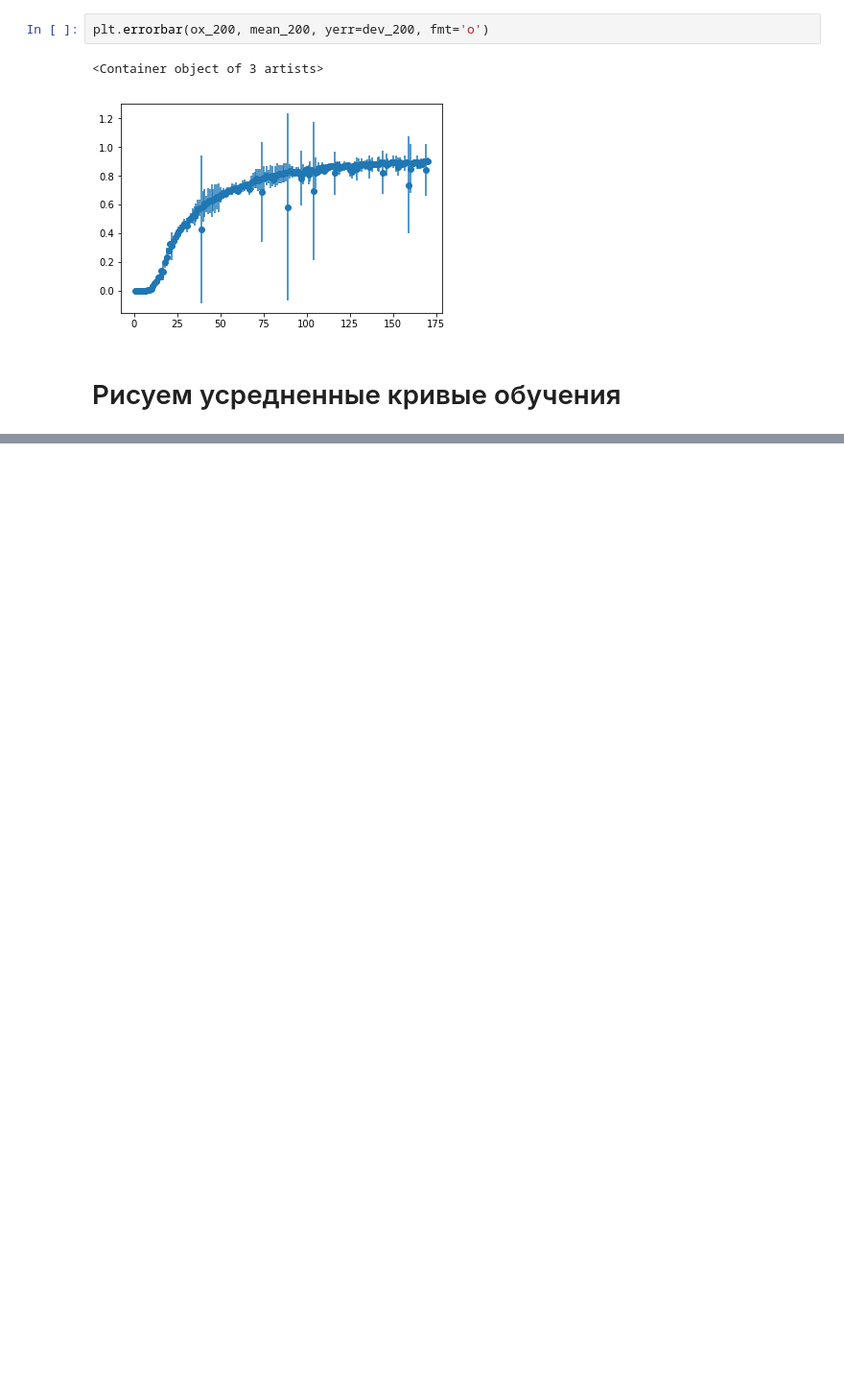
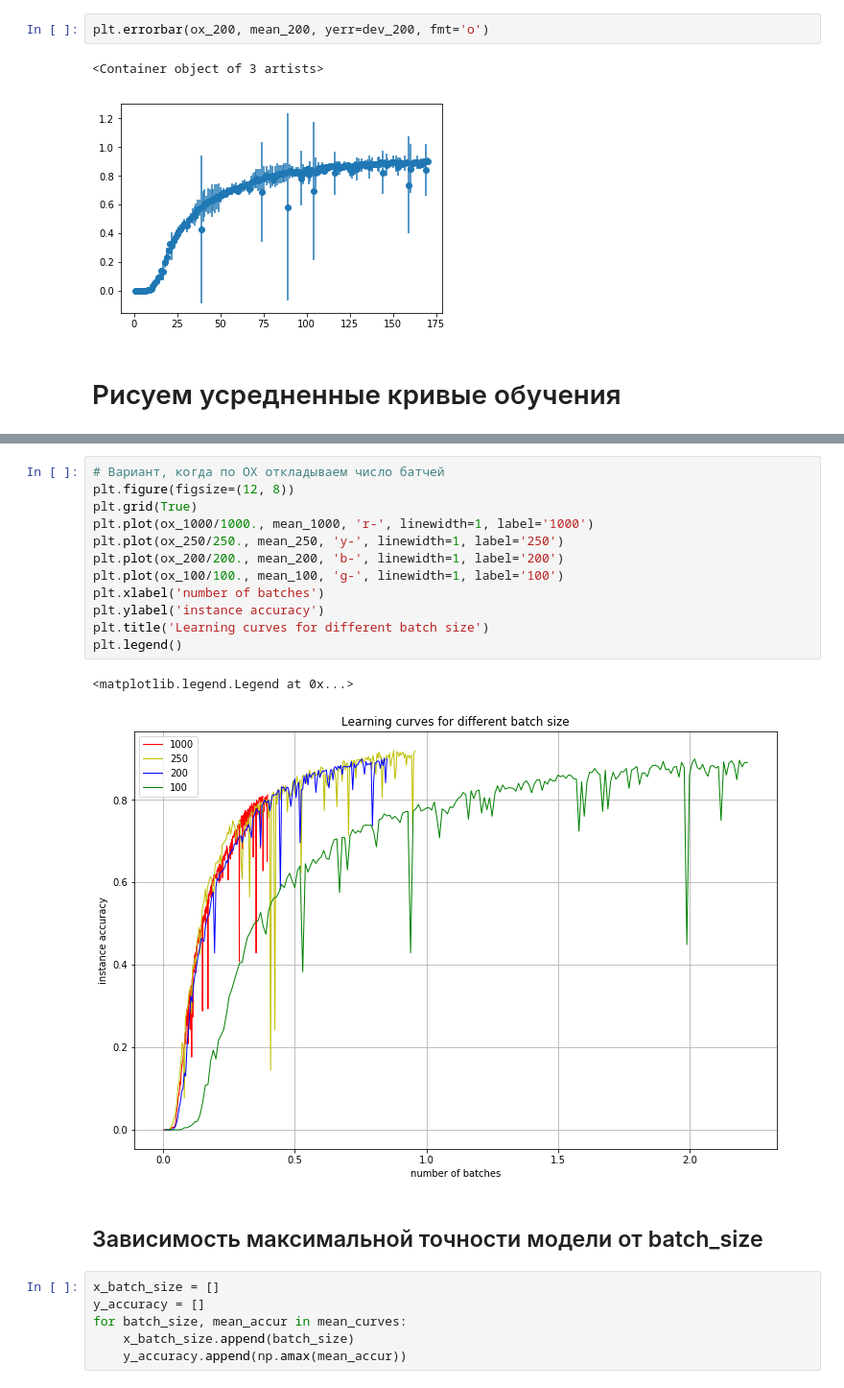
Before and after one commit to Koziev/chatbot, a Jupyter notebook: PyModels/Визуализация влияния batch_size на обучение wordchar2vector.ipynb, the cells around one changed output, grey strips where cells are left out. Shown: that part at 96% size. Cells and saved outputs as stored; diff of their text form; blank space fills up the shorter version.

```diff
--- a/PyModels/Визуализация влияния batch_size на обучение wordchar2vector.ipynb
+++ b/PyModels/Визуализация влияния batch_size на обучение wordchar2vector.ipynb
@@ -79,0 +98,23 @@ plt.legend()
+# %%
+# Вариант, когда по OX откладываем число батчей
+plt.figure(figsize=(12, 8))
+plt.grid(True)
+plt.plot(ox_1000/1000., mean_1000, 'r-', linewidth=1, label='1000')
+plt.plot(ox_250/250., mean_250, 'y-', linewidth=1, label='250')
+plt.plot(ox_200/200., mean_200, 'b-', linewidth=1, label='200')
+plt.plot(ox_100/100., mean_100, 'g-', linewidth=1, label='100')
+plt.xlabel('number of batches')
+plt.ylabel('instance accuracy')
+plt.title('Learning curves for different batch size')
+plt.legend()
+# %% [output]
+<matplotlib.legend.Legend at 0x...>
+[figure, added]
+# %% [markdown]
+## Зависимость максимальной точности модели от batch_size
+# %%
+x_batch_size = []
+y_accuracy = []
+for batch_size, mean_accur in mean_curves:
+    x_batch_size.append(batch_size)
+    y_accuracy.append(np.amax(mean_accur))
```
Also changed, not shown: parts of 5 cells of this notebook, 2 other files.
